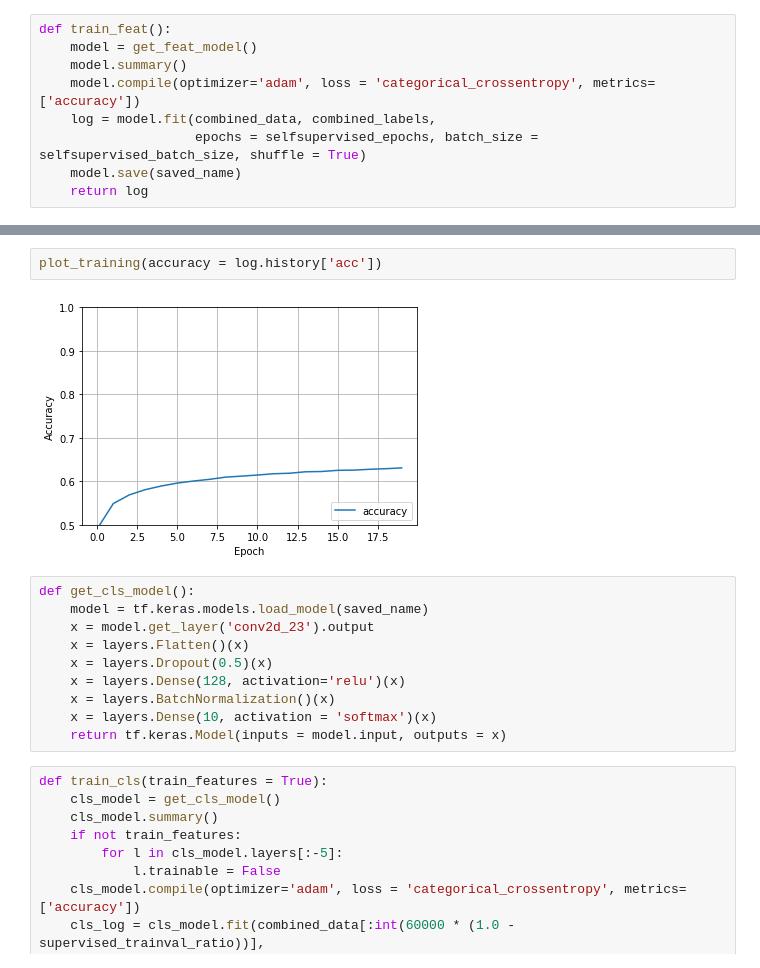
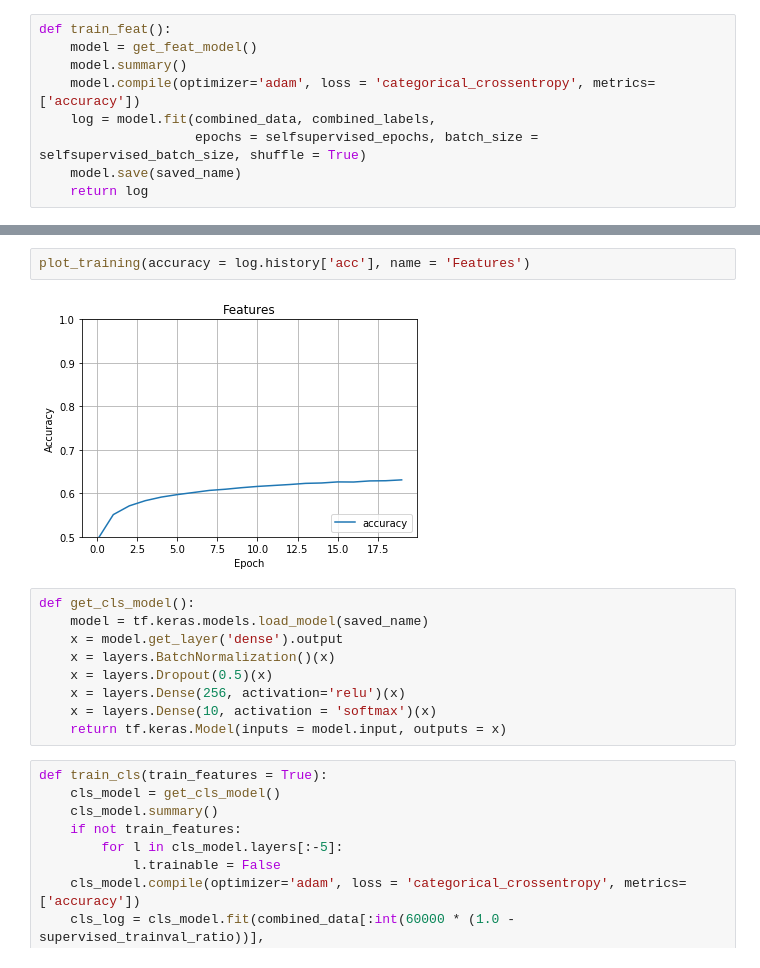
Before and after one commit to hashimsayed0/SelfSupervision, a Jupyter notebook: SelfSupervision.ipynb, the cells around one changed output, grey strips where cells are left out. Cells and saved outputs as stored; diff of their text form.

```diff
--- a/SelfSupervision.ipynb
+++ b/SelfSupervision.ipynb
@@ -115,15 +115,14 @@ Epoch 20/20
 # %%
-plot_training(accuracy = log.history['acc'])
+plot_training(accuracy = log.history['acc'], name = 'Features')
 # %% [output]
-[figure, old version]
+[figure, new version]
 # %%
 def get_cls_model():
     model = tf.keras.models.load_model(saved_name)
-    x = model.get_layer('conv2d_23').output
-    x = layers.Flatten()(x)
+    x = model.get_layer('dense').output
+    x = layers.BatchNormalization()(x)
     x = layers.Dropout(0.5)(x)
-    x = layers.Dense(128, activation='relu')(x)
-    x = layers.BatchNormalization()(x)
+    x = layers.Dense(256, activation='relu')(x)
     x = layers.Dense(10, activation = 'softmax')(x)
     return tf.keras.Model(inputs = model.input, outputs = x)
 # %%
```
Also changed, not shown: parts of 6 cells of this notebook.
